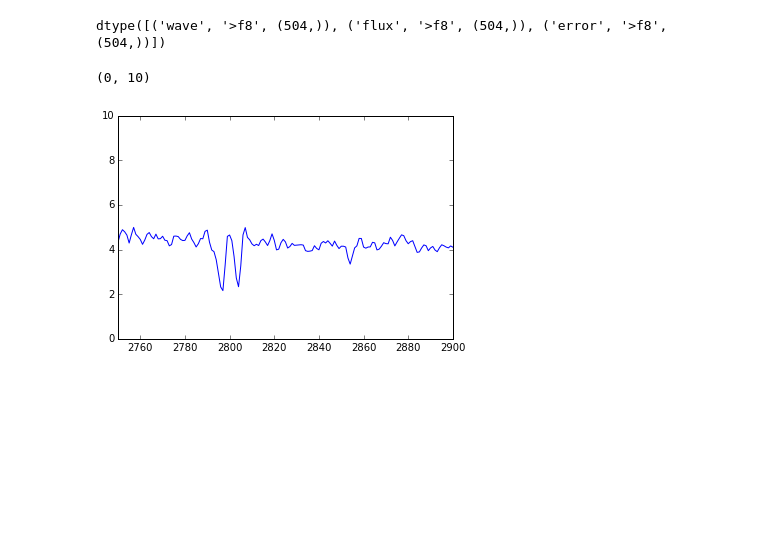
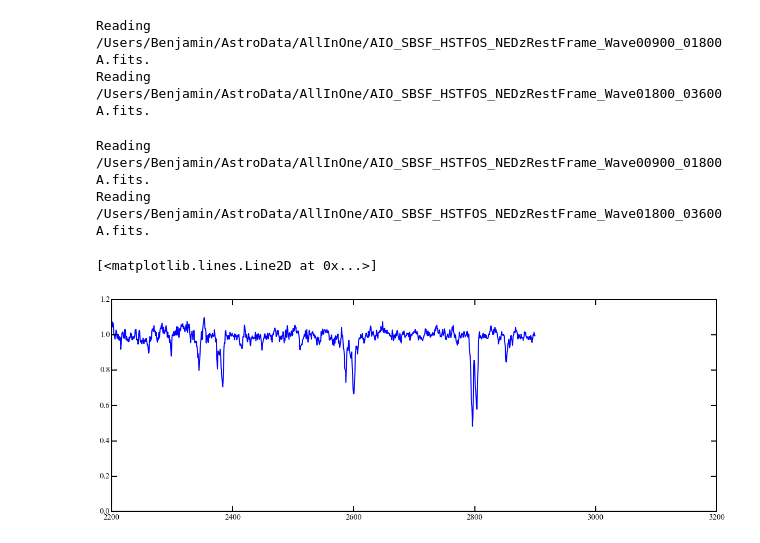
Before and after one commit to guangtunbenzhu/BGT-Cosmology, a Jupyter notebook: Spectroscopy/starburst.ipynb, the cells around one changed output. Drawn from its saved outputs; the diff is of its cells as text; code cells hidden in the pictures; blank space fills up the shorter version.

```diff
--- a/Spectroscopy/starburst.ipynb
+++ b/Spectroscopy/starburst.ipynb
@@ -11,10 +0,0 @@ spec = (fitsio.read(filename))[0]
-# %%
-spec.dtype
-# %% [output]
-dtype([('wave', '>f8', (504,)), ('flux', '>f8', (504,)), ('error', '>f8', (504,))])
-# %%
-plot(spec['wave'], spec['flux']/1E-14)
-xlim(2750, 2900); ylim(0,10)
-# %% [output]
-(0, 10)
-[figure, removed]
@@ -20,0 +13,20 @@ xlim(2750, 2900); ylim(0,10)
+# %%
+(master_wave, rest_allflux, rest_allivar) = starburstspec.rest_allspec_readin()
+# %% [output]
+Reading /Users/Benjamin/AstroData/AllInOne/AIO_SBSF_HSTFOS_NEDzRestFrame_Wave00900_01800A.fits.
+Reading /Users/Benjamin/AstroData/AllInOne/AIO_SBSF_HSTFOS_NEDzRestFrame_Wave01800_03600A.fits.
+# %%
+(outwave, fluxmean, fluxmedian, fluxused) = starburstspec.mgii_composite()
+# %% [output]
+Reading /Users/Benjamin/AstroData/AllInOne/AIO_SBSF_HSTFOS_NEDzRestFrame_Wave00900_01800A.fits.
+Reading /Users/Benjamin/AstroData/AllInOne/AIO_SBSF_HSTFOS_NEDzRestFrame_Wave01800_03600A.fits.
+# %%
+fig = figure(figsize=(20,7))
+ax = fig.add_subplot(111)
+ax.set_xlim(2200,3200)
+ax.set_ylim(0,1.2)
+ax.plot(outwave, fluxmedian)
+ax.plot(master_wave, rest_allflux[:,44])
+# %% [output]
+[<matplotlib.lines.Line2D at 0x...>]
+[figure, added]
```
Also changed, not shown: parts of 11 cells of this notebook, 14 other files.
